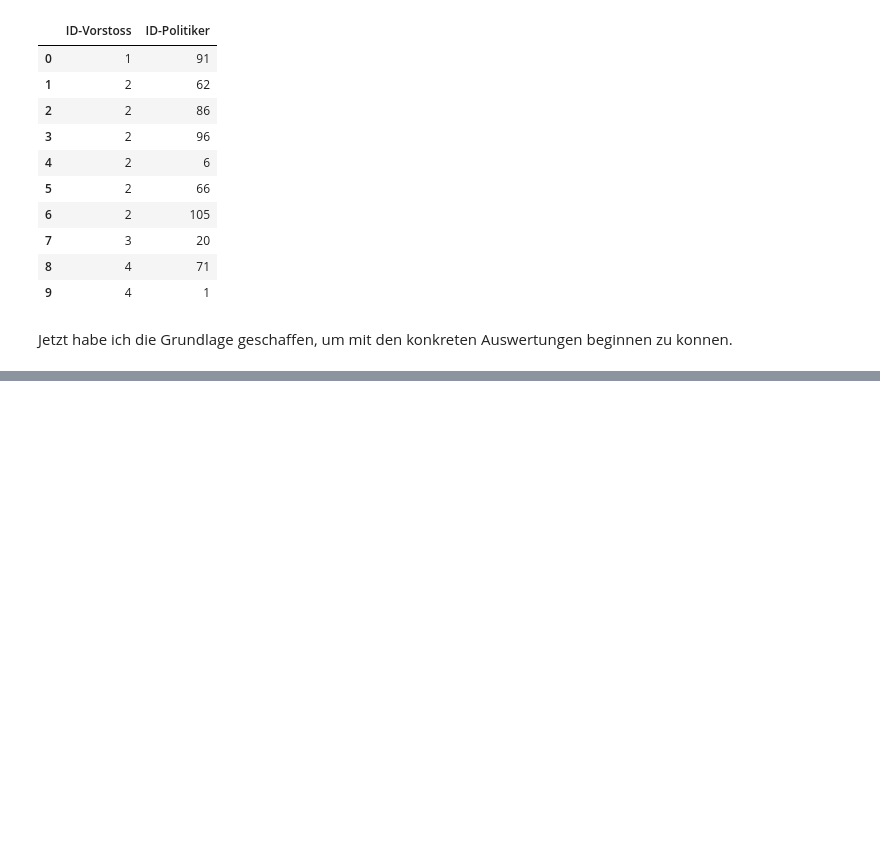
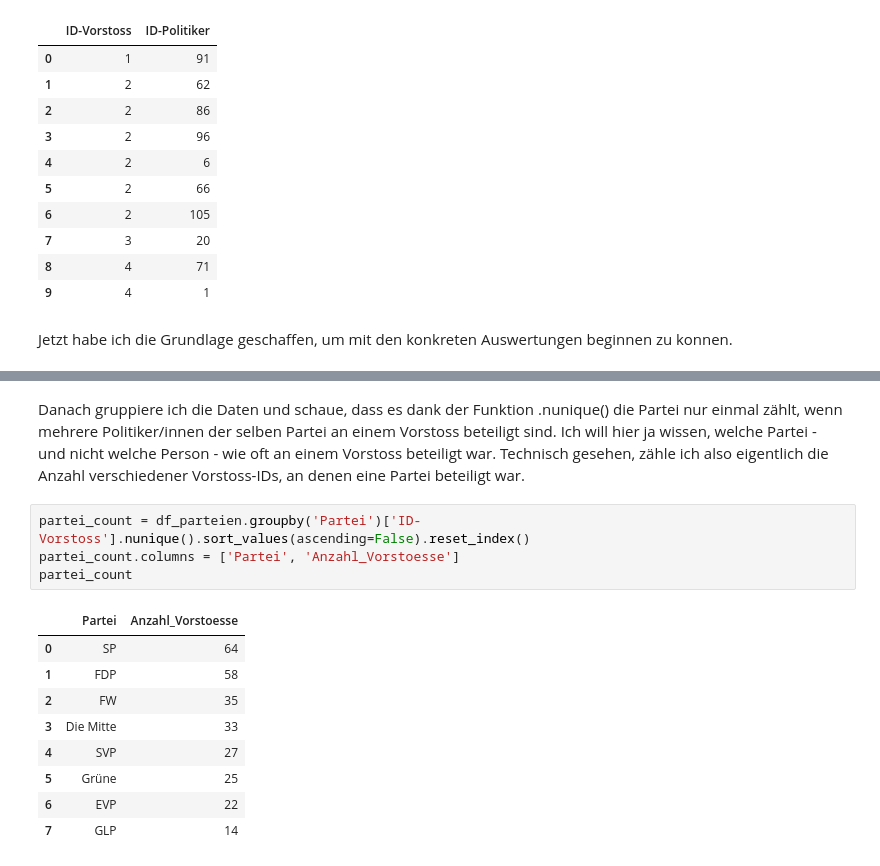
Before and after one commit to daniel-hitz/CAS_Abschlussarbeit_Daniel_Hitz, a Jupyter notebook: 2. Auswertung Adliswil.ipynb, the cells around one changed output, grey strips where cells are left out. Drawn from its saved outputs; the diff is of its cells as text; blank space fills up the shorter version.

```diff
--- a/2. Auswertung Adliswil.ipynb
+++ b/2. Auswertung Adliswil.ipynb
@@ -86,0 +89,16 @@ Jetzt habe ich die Grundlage geschaffen, um mit den konkreten Auswertungen begin
+# %% [markdown]
+Danach gruppiere ich die Daten und schaue, dass es dank der Funktion .nunique() die Partei nur einmal zählt, wenn mehrere Politiker/innen der selben Partei an einem Vorstoss beteiligt sind. Ich will hier ja wissen, welche Partei - und nicht welche Person - wie oft an einem Vorstoss beteiligt war. Technisch gesehen, zähle ich also eigentlich die Anzahl verschiedener Vorstoss-IDs, an denen eine Partei beteiligt war.
+# %%
+partei_count = df_parteien.groupby('Partei')['ID-Vorstoss'].nunique().sort_values(ascending=False).reset_index()
+partei_count.columns = ['Partei', 'Anzahl_Vorstoesse']
+partei_count
+# %% [output]
+|  | Partei | Anzahl_Vorstoesse |
+| 0 | SP | 64 |
+| 1 | FDP | 58 |
+| 2 | FW | 35 |
+| 3 | Die Mitte | 33 |
+| 4 | SVP | 27 |
+| 5 | Grüne | 25 |
+| 6 | EVP | 22 |
+| 7 | GLP | 14 |
```
Also changed, not shown: parts of 11 cells of this notebook, 1 other file.
